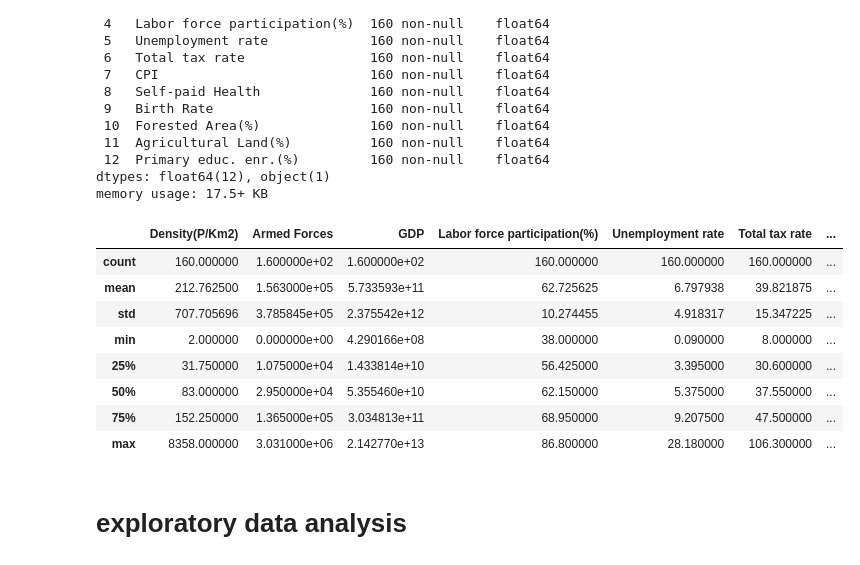
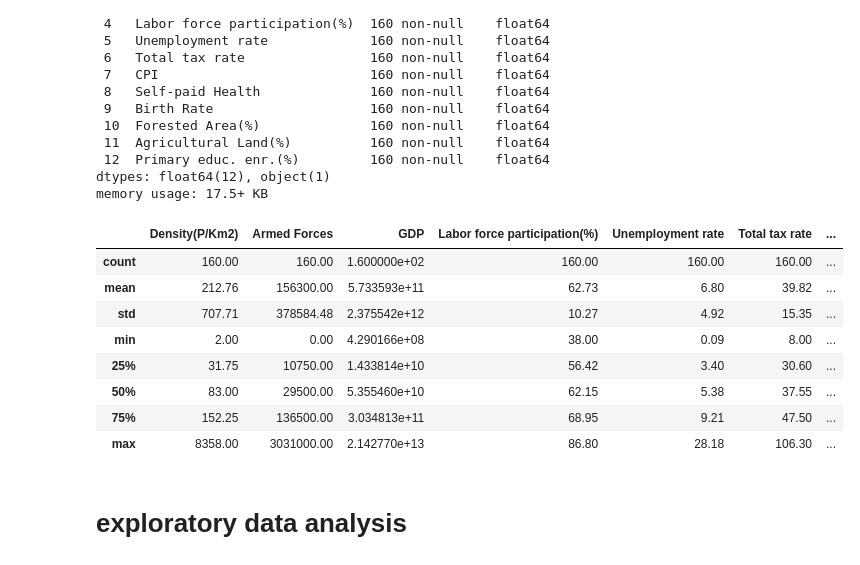
Before and after one commit to depa-tto/Multidimensional-Data-Visualization-exam, a Jupyter notebook: File_1.ipynb, the cells around one changed output. Cells and saved outputs as stored; diff of their text form; code cells hidden in the pictures.

```diff
--- a/File_1.ipynb
+++ b/File_1.ipynb
@@ -249,17 +249,17 @@ Data columns (total 13 columns):
 dtypes: float64(12), object(1)
 memory usage: 17.5+ KB
 # %%
-dataset.describe()
+dataset.describe().round(2)
 # %% [output]
 |  | Density(P/Km2) | Armed Forces | GDP | Labor force participation(%) | Unemployment rate | Total tax rate | ... |
-| count | 160.000000 | 1.600000e+02 | 1.600000e+02 | 160.000000 | 160.000000 | 160.000000 | ... |
-| mean | 212.762500 | 1.563000e+05 | 5.733593e+11 | 62.725625 | 6.797938 | 39.821875 | ... |
-| std | 707.705696 | 3.785845e+05 | 2.375542e+12 | 10.274455 | 4.918317 | 15.347225 | ... |
-| min | 2.000000 | 0.000000e+00 | 4.290166e+08 | 38.000000 | 0.090000 | 8.000000 | ... |
-| 25% | 31.750000 | 1.075000e+04 | 1.433814e+10 | 56.425000 | 3.395000 | 30.600000 | ... |
-| 50% | 83.000000 | 2.950000e+04 | 5.355460e+10 | 62.150000 | 5.375000 | 37.550000 | ... |
-| 75% | 152.250000 | 1.365000e+05 | 3.034813e+11 | 68.950000 | 9.207500 | 47.500000 | ... |
-| max | 8358.000000 | 3.031000e+06 | 2.142770e+13 | 86.800000 | 28.180000 | 106.300000 | ... |
+| count | 160.00 | 160.00 | 1.600000e+02 | 160.00 | 160.00 | 160.00 | ... |
+| mean | 212.76 | 156300.00 | 5.733593e+11 | 62.73 | 6.80 | 39.82 | ... |
+| std | 707.71 | 378584.48 | 2.375542e+12 | 10.27 | 4.92 | 15.35 | ... |
+| min | 2.00 | 0.00 | 4.290166e+08 | 38.00 | 0.09 | 8.00 | ... |
+| 25% | 31.75 | 10750.00 | 1.433814e+10 | 56.42 | 3.40 | 30.60 | ... |
+| 50% | 83.00 | 29500.00 | 5.355460e+10 | 62.15 | 5.38 | 37.55 | ... |
+| 75% | 152.25 | 136500.00 | 3.034813e+11 | 68.95 | 9.21 | 47.50 | ... |
+| max | 8358.00 | 3031000.00 | 2.142770e+13 | 86.80 | 28.18 | 106.30 | ... |
 # %% [markdown]
 # exploratory data analysis
 # %%
```
